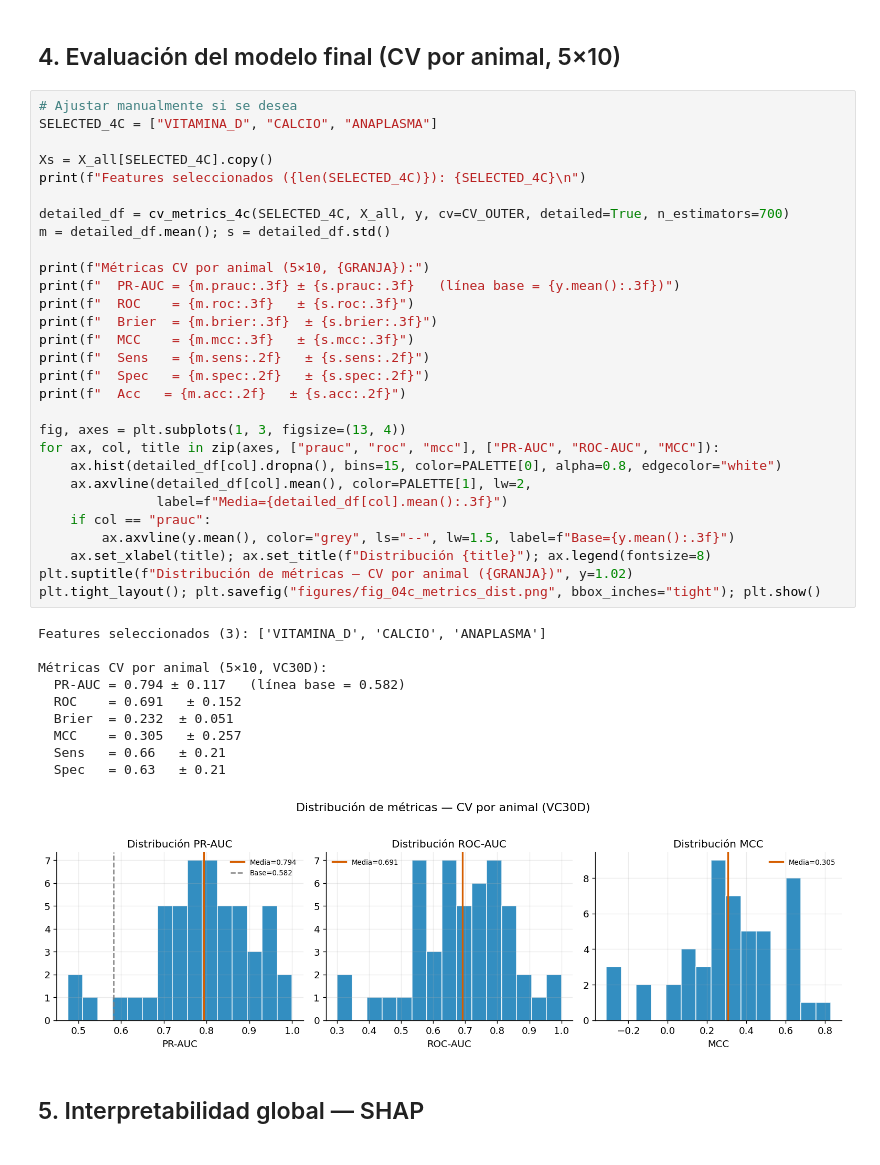
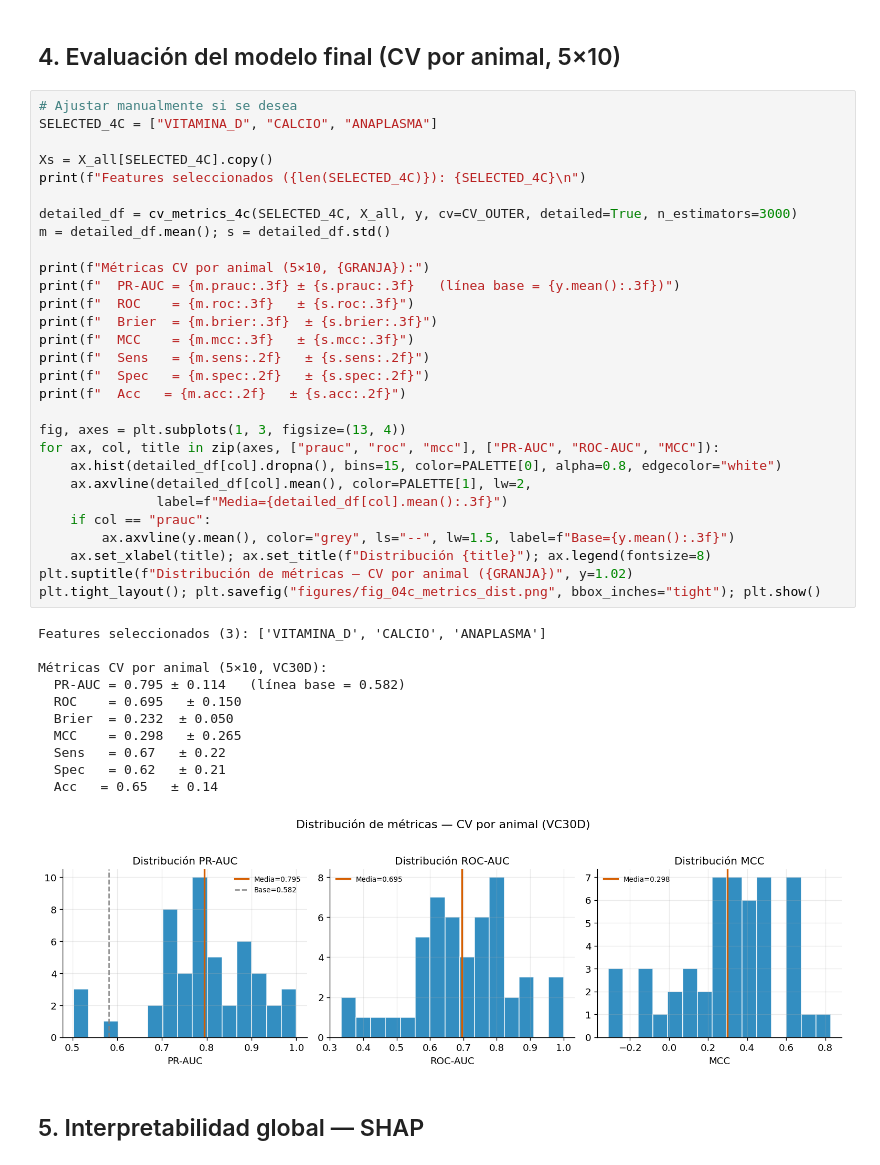
Before and after one commit to obarquero/Tuberculosis_VitD, a Jupyter notebook: analysis_completo/04c_VC30D_CV_Animal_LesionesTB.ipynb, the cells around one changed output. Drawn from its saved outputs; the diff is of its cells as text.

```diff
--- a/analysis_completo/04c_VC30D_CV_Animal_LesionesTB.ipynb
+++ b/analysis_completo/04c_VC30D_CV_Animal_LesionesTB.ipynb
@@ -321,41 +321,42 @@ Calculando accuracy para cada subconjunto...
 SELECTED_4C = ["VITAMINA_D", "CALCIO", "ANAPLASMA"]
 
 Xs = X_all[SELECTED_4C].copy()
 print(f"Features seleccionados ({len(SELECTED_4C)}): {SELECTED_4C}\n")
 
-detailed_df = cv_metrics_4c(SELECTED_4C, X_all, y, cv=CV_OUTER, detailed=True, n_estimators=700)
+detailed_df = cv_metrics_4c(SELECTED_4C, X_all, y, cv=CV_OUTER, detailed=True, n_estimators=3000)
 m = detailed_df.mean(); s = detailed_df.std()
 
 print(f"Métricas CV por animal (5×10, {GRANJA}):")
 print(f"  PR-AUC = {m.prauc:.3f} ± {s.prauc:.3f}   (línea base = {y.mean():.3f})")
 print(f"  ROC    = {m.roc:.3f}   ± {s.roc:.3f}")
 print(f"  Brier  = {m.brier:.3f}  ± {s.brier:.3f}")
 print(f"  MCC    = {m.mcc:.3f}   ± {s.mcc:.3f}")
 print(f"  Sens   = {m.sens:.2f}   ± {s.sens:.2f}")
 print(f"  Spec   = {m.spec:.2f}   ± {s.spec:.2f}")
 print(f"  Acc   = {m.acc:.2f}   ± {s.acc:.2f}")
 
 fig, axes = plt.subplots(1, 3, figsize=(13, 4))
 for ax, col, title in zip(axes, ["prauc", "roc", "mcc"], ["PR-AUC", "ROC-AUC", "MCC"]):
     ax.hist(detailed_df[col].dropna(), bins=15, color=PALETTE[0], alpha=0.8, edgecolor="white")
     ax.axvline(detailed_df[col].mean(), color=PALETTE[1], lw=2,
                label=f"Media={detailed_df[col].mean():.3f}")
     if col == "prauc":
         ax.axvline(y.mean(), color="grey", ls="--", lw=1.5, label=f"Base={y.mean():.3f}")
     ax.set_xlabel(title); ax.set_title(f"Distribución {title}"); ax.legend(fontsize=8)
 plt.suptitle(f"Distribución de métricas — CV por animal ({GRANJA})", y=1.02)
 plt.tight_layout(); plt.savefig("figures/fig_04c_metrics_dist.png", bbox_inches="tight"); plt.show()
 # %% [output]
 Features seleccionados (3): ['VITAMINA_D', 'CALCIO', 'ANAPLASMA']
 
 Métricas CV por animal (5×10, VC30D):
-  PR-AUC = 0.794 ± 0.117   (línea base = 0.582)
-  ROC    = 0.691   ± 0.152
-  Brier  = 0.232  ± 0.051
-  MCC    = 0.305   ± 0.257
-  Sens   = 0.66   ± 0.21
-  Spec   = 0.63   ± 0.21
+  PR-AUC = 0.795 ± 0.114   (línea base = 0.582)
+  ROC    = 0.695   ± 0.150
+  Brier  = 0.232  ± 0.050
+  MCC    = 0.298   ± 0.265
+  Sens   = 0.67   ± 0.22
+  Spec   = 0.62   ± 0.21
+  Acc   = 0.65   ± 0.14
-[figure, old version]
+[figure, new version]
 # %% [markdown]
 ## 5. Interpretabilidad global — SHAP
 # %%
```
Also changed, not shown: parts of 10 cells of this notebook, 6 other files.
